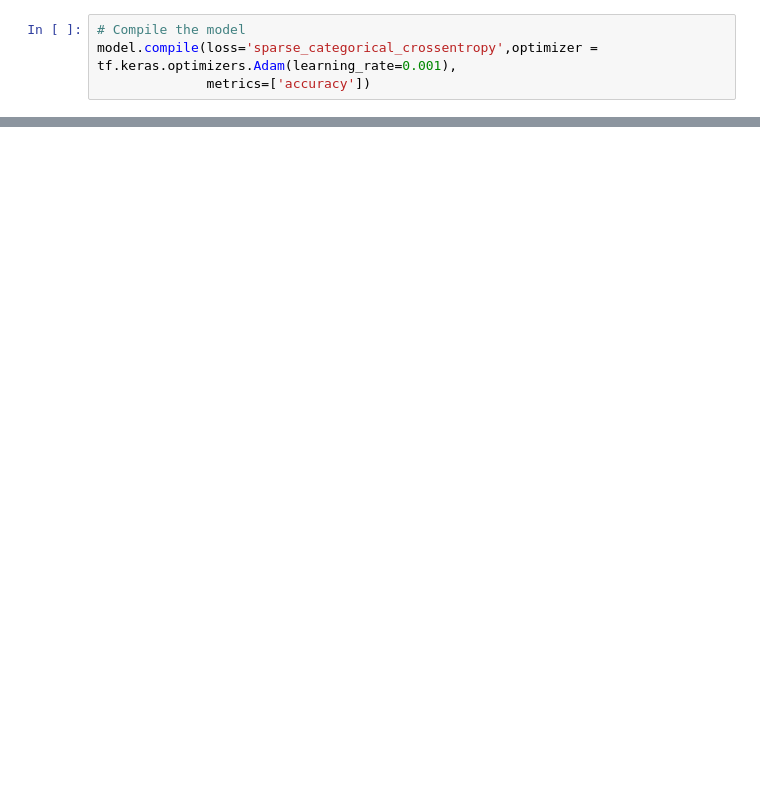
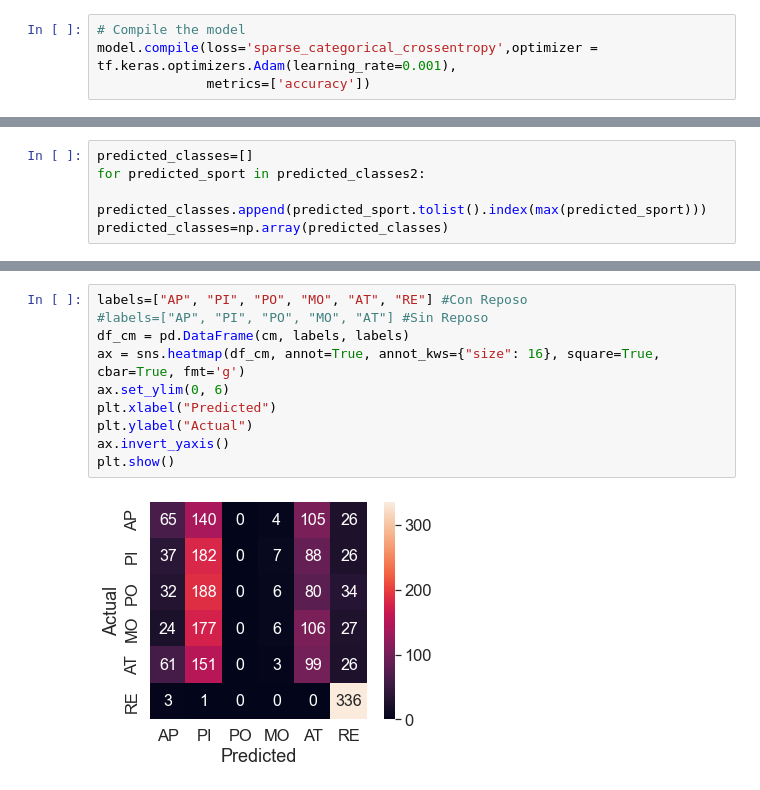
Before and after one commit to 0Ellias0/EMG-analisys-SVM-CNN-ANN, a Jupyter notebook: ANN.ipynb, the cells around one changed output, grey strips where cells are left out. Cells and saved outputs as stored; diff of their text form; blank space fills up the shorter version.

```diff
--- a/ANN.ipynb
+++ b/ANN.ipynb
@@ -146,0 +151,5 @@ Test loss: 1.4329590797424316, Test accuracy: 0.34019607305526733
+# %%
+predicted_classes=[]
+for predicted_sport in predicted_classes2:
+    predicted_classes.append(predicted_sport.tolist().index(max(predicted_sport)))
+predicted_classes=np.array(predicted_classes)
@@ -146,0 +222,12 @@ Test loss: 1.4329590797424316, Test accuracy: 0.34019607305526733
+# %%
+labels=["AP", "PI", "PO", "MO", "AT", "RE"] #Con Reposo
+#labels=["AP", "PI", "PO", "MO", "AT"] #Sin Reposo
+df_cm = pd.DataFrame(cm, labels, labels)
+ax = sns.heatmap(df_cm, annot=True, annot_kws={"size": 16}, square=True, cbar=True, fmt='g')
+ax.set_ylim(0, 6)
+plt.xlabel("Predicted")
+plt.ylabel("Actual")
+ax.invert_yaxis()
+plt.show()
+# %% [output]
+[figure, added]
```
Also changed, not shown: parts of 10 cells of this notebook.
